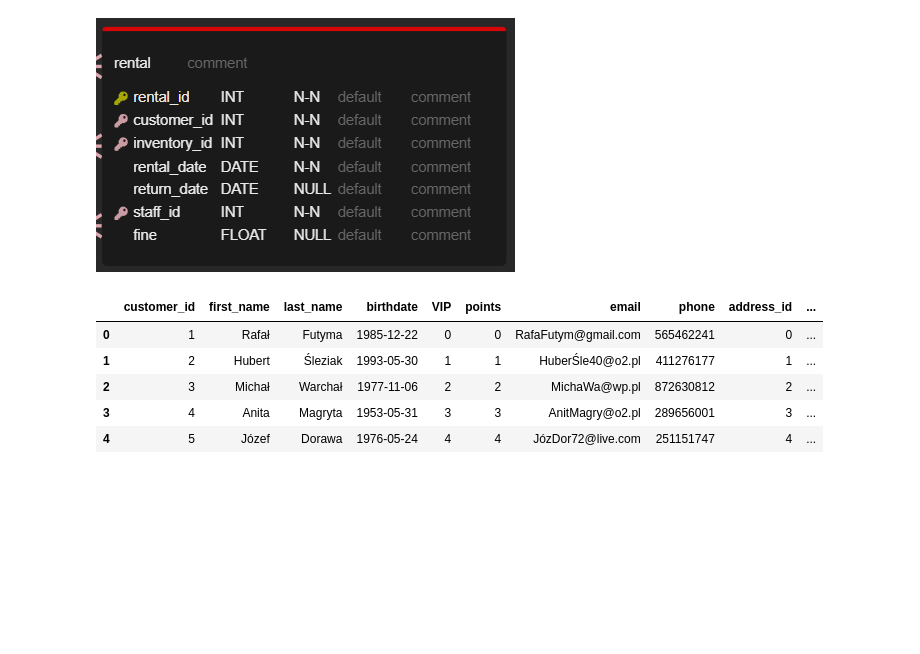
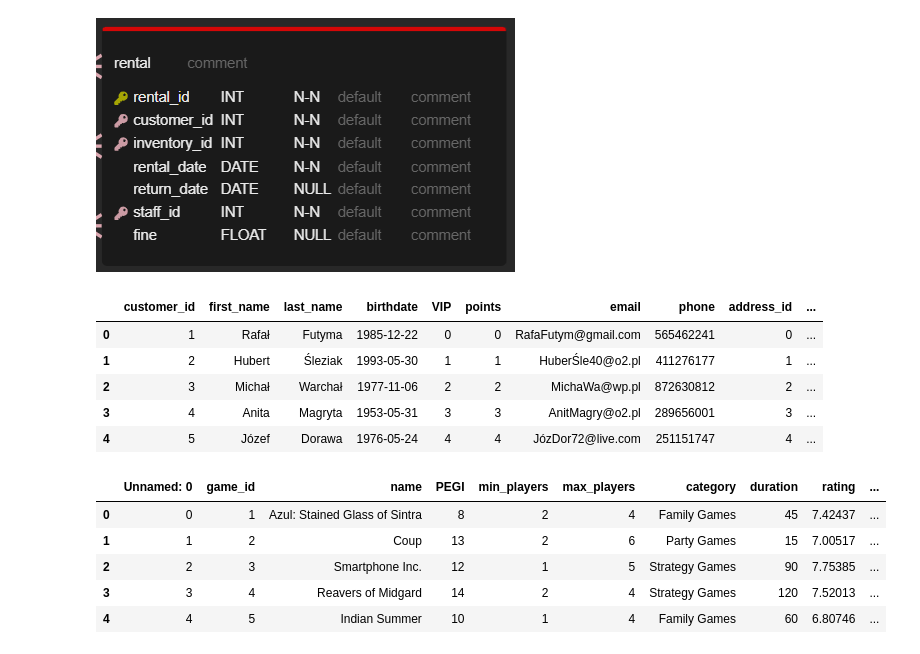
Before and after one commit to Staszek15/store-database, a Jupyter notebook: rental.ipynb, the cells around one changed output. Saved outputs shown, nothing was run; the diff lists cells and outputs as text; code cells hidden in the pictures; blank space fills up the shorter version.

```diff
--- a/rental.ipynb
+++ b/rental.ipynb
@@ -11,6 +12,7 @@ import datetime
 # %%
 inventory_rent = pd.read_csv('inventory_rent.csv')
 customer = pd.read_csv('customers.csv')
+games = pd.read_csv('games.csv')
 # %%
 customer['customer_id'] = customer['customer_id'] + 1 #to jak sie zmieni w customeraxch id od 1 to do usuniecia
 # %%
@@ -30,0 +27,9 @@ n_inventory = len(inventory_rent)
+# %%
+games.head()
+# %% [output]
+|  | Unnamed: 0 | game_id | name | PEGI | min_players | max_players | category | duration | rating | ... |
+| 0 | 0 | 1 | Azul: Stained Glass of Sintra | 8 | 2 | 4 | Family Games | 45 | 7.42437 | ... |
+| 1 | 1 | 2 | Coup | 13 | 2 | 6 | Party Games | 15 | 7.00517 | ... |
+| 2 | 2 | 3 | Smartphone Inc. | 12 | 1 | 5 | Strategy Games | 90 | 7.75385 | ... |
+| 3 | 3 | 4 | Reavers of Midgard | 14 | 2 | 4 | Strategy Games | 120 | 7.52013 | ... |
+| 4 | 4 | 5 | Indian Summer | 10 | 1 | 4 | Family Games | 60 | 6.80746 | ... |
```
Also changed, not shown: parts of 30 cells of this notebook.
